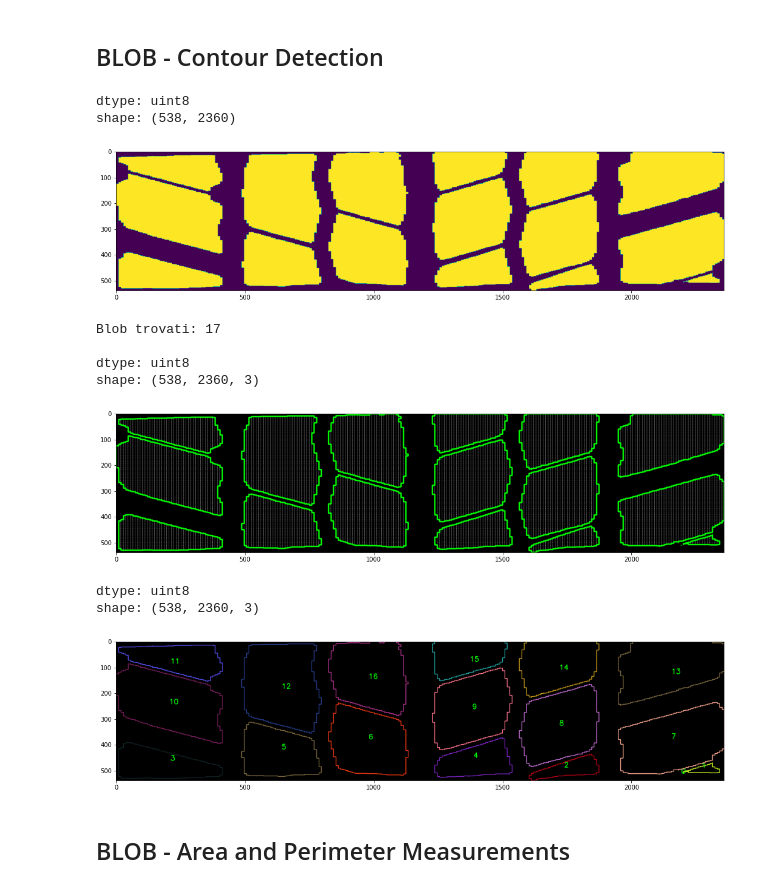
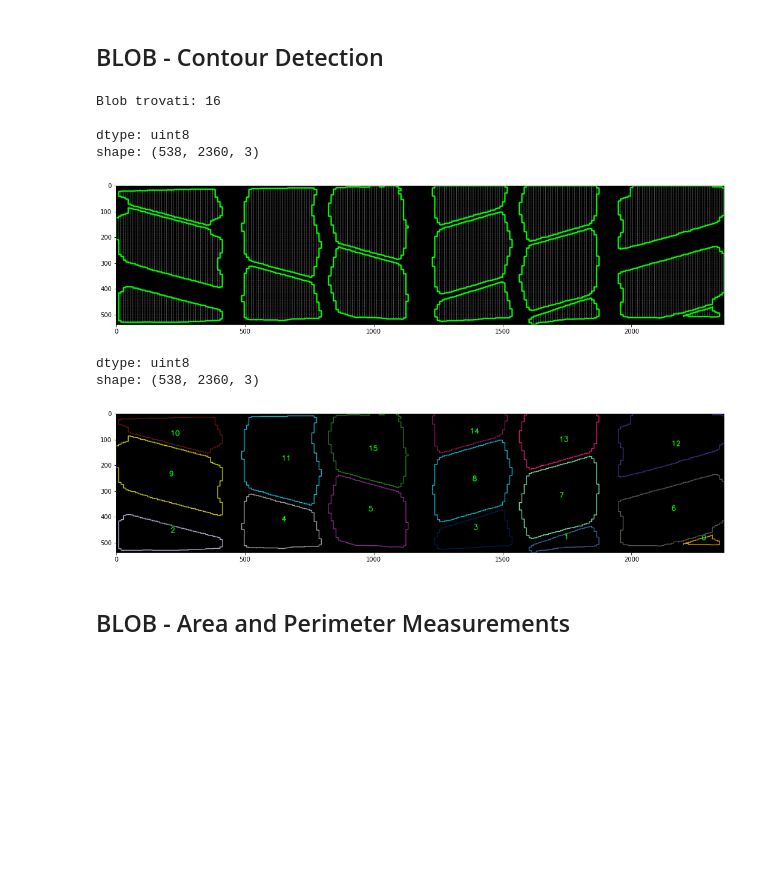
Before and after one commit to it9tst/computer-vision, a Jupyter notebook: project/Gocator/Gocator/Scan/opencv/TEST_IMAGE_3D.ipynb, the cells around one changed output. Cells and saved outputs as stored; diff of their text form; code cells hidden in the pictures; blank space fills up the shorter version.

```diff
--- a/project/Gocator/Gocator/Scan/opencv/TEST_IMAGE_3D.ipynb
+++ b/project/Gocator/Gocator/Scan/opencv/TEST_IMAGE_3D.ipynb
@@ -38,7 +80,7 @@ def cntDistanceCompare2(contoursA, contoursB):
 # %% [markdown]
 ## Original Image
 # %%
-src = cv.imread("_image.jpg")
+src = cv.imread("res1.jpg")
 
 # Show in a window
 print("dtype: {}".format(src.dtype))
@@ -149,60 +158,16 @@ Blob 5  - Area: 2123.83 cm^2    Perimetro: 19.58 cm
 # %% [markdown]
 ## BLOB - Contour Detection
 # %%
-# convert the image to grayscale format
-img_gray_blob = cv.cvtColor(closing_blob, cv.COLOR_BGR2GRAY)
-
-# apply binary thresholding
-ret_blob, thresh_blob = cv.threshold(img_gray_blob, 150, 255, cv.THRESH_BINARY)
-
-# Show in a window
-print("dtype: {}".format(thresh_blob.dtype))
-print("shape: {}".format(thresh_blob.shape))
-plt.imshow(thresh_blob)
-plt.show()
+contours_blob = contourDetection(closing_blob)
 # %% [output]
+Blob trovati: 16
+
 dtype: uint8
-shape: (538, 2360)
+shape: (538, 2360, 3)
-[figure, old version]
+[figure, new version]
+dtype: uint8
+shape: (538, 2360, 3)
+[figure, added]
-# %%
-# detect the contours on the binary image using cv2.CHAIN_APPROX_NONE
-_, contours_blob, hierarchy_blob = cv.findContours(image=thresh_blob, mode=cv.RETR_TREE, method=cv.CHAIN_APPROX_NONE)
-print("Blob trovati: {}\n".format(len(contours_blob)))
-
-
-# draw contours on the original image
-src_copy_blob = src.copy()
-cv.drawContours(image=src_copy_blob, contours=contours_blob, contourIdx=-1, color=(0, 255, 0), thickness=3, lineType=cv.LINE_AA)
-
-# Show in a window
-print("dtype: {}".format(src_copy_blob.dtype))
-print("shape: {}".format(src_copy_blob.shape))
-plt.imshow(src_copy_blob)
-plt.show()
-
-
-# draw only contours
-drawing_blob = np.zeros((thresh_blob.shape[0], thresh_blob.shape[1], 3), dtype=np.uint8)
-for i in range(len(contours_blob)):
-    color = (rng.randint(0,256), rng.randint(0,256), rng.randint(0,256))
-    cv.drawContours(drawing_blob, contours_blob, i, color, 2, cv.LINE_8, hierarchy_blob, 0)
-    x,y,w,h = cv.boundingRect(contours_blob[i])
-    cv.putText(drawing_blob, "{}".format(i), (int(x+(w/2)), int(y+(h/2))), cv.FONT_HERSHEY_SIMPLEX, 0.9, (0,255,0), 2)
-
-# Show in a window
-print("\ndtype: {}".format(drawing_blob.dtype))
-print("shape: {}".format(drawing_blob.shape))
-plt.imshow(drawing_blob)
-plt.show()
-# %% [output]
-Blob trovati: 17
-
-dtype: uint8
-shape: (538, 2360, 3)
-[figure, removed]
-dtype: uint8
-shape: (538, 2360, 3)
-[figure, removed]
 # %% [markdown]
 ## BLOB - Area and Perimeter Measurements
 # %%
```
Also changed, not shown: parts of 8 cells of this notebook.
